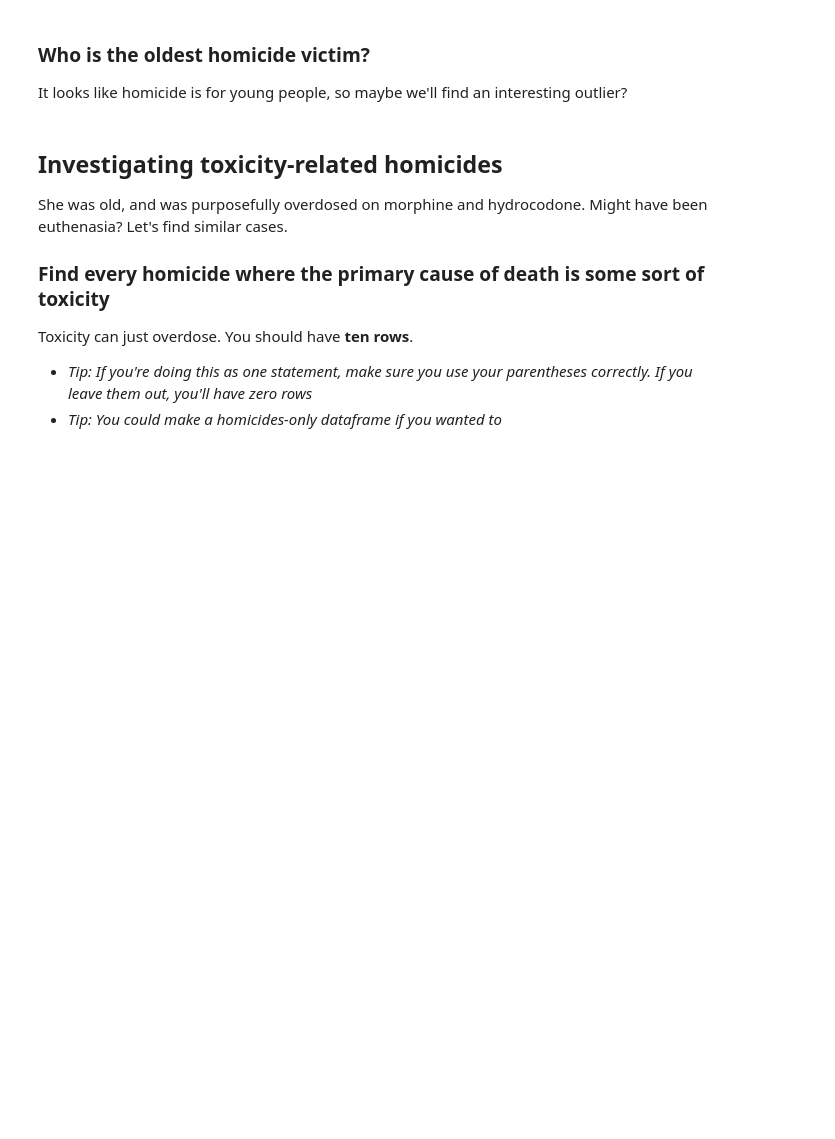
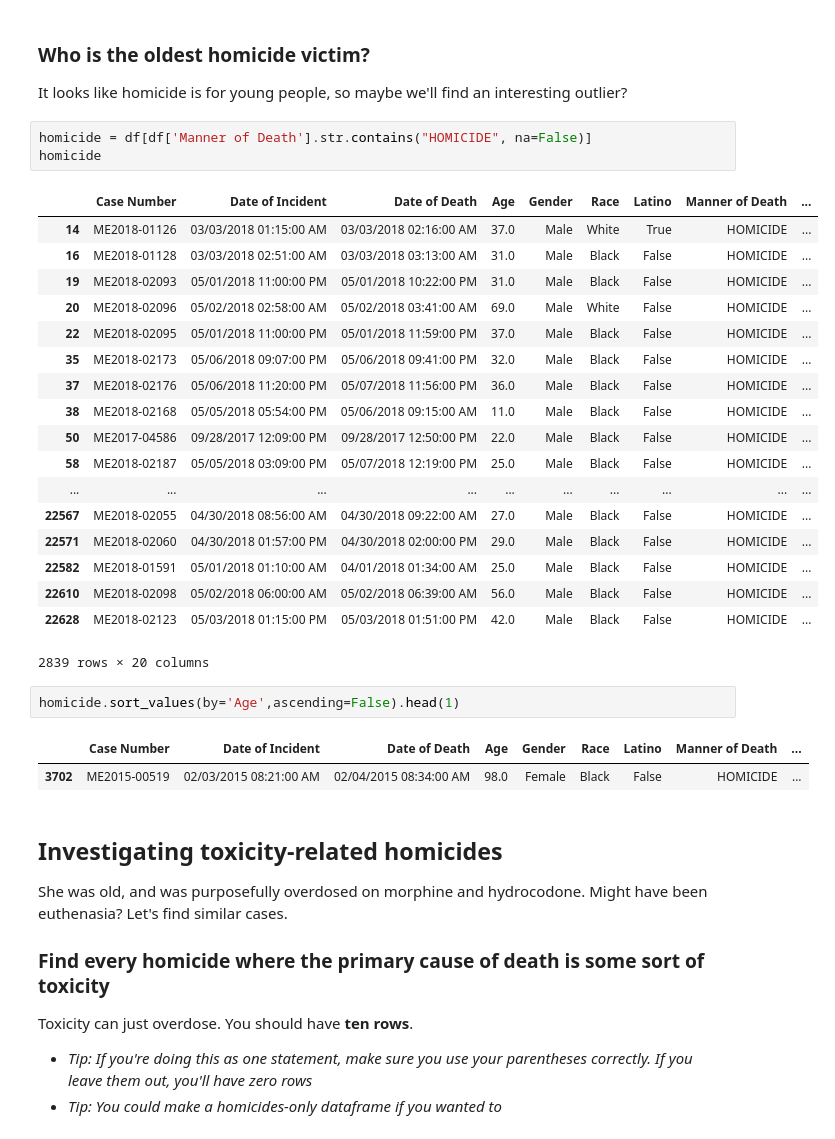
Before and after one commit to kosmaspanag/foundations_homework, a Jupyter notebook: 07-homework/medical-examiner/Medical Examiner.ipynb, the cells around one changed output. Cells and saved outputs as stored; diff of their text form; blank space fills up the shorter version.

```diff
--- a/07-homework/medical-examiner/Medical Examiner.ipynb
+++ b/07-homework/medical-examiner/Medical Examiner.ipynb
@@ -273,6 +349,33 @@ It looks like different kinds of death might happen to different ages of people.
 ### Who is the oldest homicide victim?
 
 It looks like homicide is for young people, so maybe we'll find an interesting outlier?
+# %%
+homicide = df[df['Manner of Death'].str.contains("HOMICIDE", na=False)]
+homicide
+# %% [output]
+|  | Case Number | Date of Incident | Date of Death | Age | Gender | Race | Latino | Manner of Death | ... |
+| 14 | ME2018-01126 | 03/03/2018 01:15:00 AM | 03/03/2018 02:16:00 AM | 37.0 | Male | White | True | HOMICIDE | ... |
+| 16 | ME2018-01128 | 03/03/2018 02:51:00 AM | 03/03/2018 03:13:00 AM | 31.0 | Male | Black | False | HOMICIDE | ... |
+| 19 | ME2018-02093 | 05/01/2018 11:00:00 PM | 05/01/2018 10:22:00 PM | 31.0 | Male | Black | False | HOMICIDE | ... |
+| 20 | ME2018-02096 | 05/02/2018 02:58:00 AM | 05/02/2018 03:41:00 AM | 69.0 | Male | White | False | HOMICIDE | ... |
+| 22 | ME2018-02095 | 05/01/2018 11:00:00 PM | 05/01/2018 11:59:00 PM | 37.0 | Male | Black | False | HOMICIDE | ... |
+| 35 | ME2018-02173 | 05/06/2018 09:07:00 PM | 05/06/2018 09:41:00 PM | 32.0 | Male | Black | False | HOMICIDE | ... |
+| 37 | ME2018-02176 | 05/06/2018 11:20:00 PM | 05/07/2018 11:56:00 PM | 36.0 | Male | Black | False | HOMICIDE | ... |
+| 38 | ME2018-02168 | 05/05/2018 05:54:00 PM | 05/06/2018 09:15:00 AM | 11.0 | Male | Black | False | HOMICIDE | ... |
+| 50 | ME2017-04586 | 09/28/2017 12:09:00 PM | 09/28/2017 12:50:00 PM | 22.0 | Male | Black | False | HOMICIDE | ... |
+| 58 | ME2018-02187 | 05/05/2018 03:09:00 PM | 05/07/2018 12:19:00 PM | 25.0 | Male | Black | False | HOMICIDE | ... |
+| ... | ... | ... | ... | ... | ... | ... | ... | ... | ... |
+| 22567 | ME2018-02055 | 04/30/2018 08:56:00 AM | 04/30/2018 09:22:00 AM | 27.0 | Male | Black | False | HOMICIDE | ... |
+| 22571 | ME2018-02060 | 04/30/2018 01:57:00 PM | 04/30/2018 02:00:00 PM | 29.0 | Male | Black | False | HOMICIDE | ... |
+| 22582 | ME2018-01591 | 05/01/2018 01:10:00 AM | 04/01/2018 01:34:00 AM | 25.0 | Male | Black | False | HOMICIDE | ... |
+| 22610 | ME2018-02098 | 05/02/2018 06:00:00 AM | 05/02/2018 06:39:00 AM | 56.0 | Male | Black | False | HOMICIDE | ... |
+| 22628 | ME2018-02123 | 05/03/2018 01:15:00 PM | 05/03/2018 01:51:00 PM | 42.0 | Male | Black | False | HOMICIDE | ... |
+2839 rows × 20 columns
+# %%
+homicide.sort_values(by='Age',ascending=False).head(1)
+# %% [output]
+|  | Case Number | Date of Incident | Date of Death | Age | Gender | Race | Latino | Manner of Death | ... |
+| 3702 | ME2015-00519 | 02/03/2015 08:21:00 AM | 02/04/2015 08:34:00 AM | 98.0 | Female | Black | False | HOMICIDE | ... |
 # %% [markdown]
 ## Investigating toxicity-related homicides
 
```
Also changed, not shown: parts of 8 cells of this notebook.
